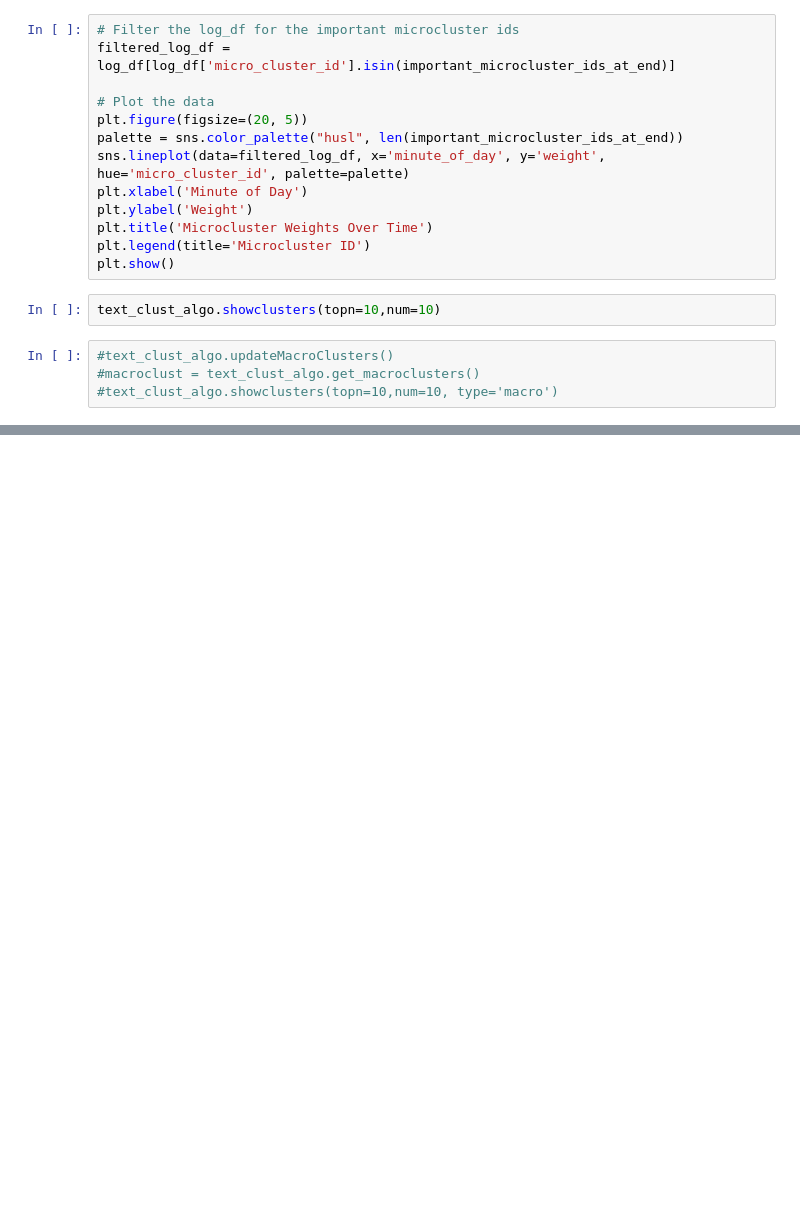
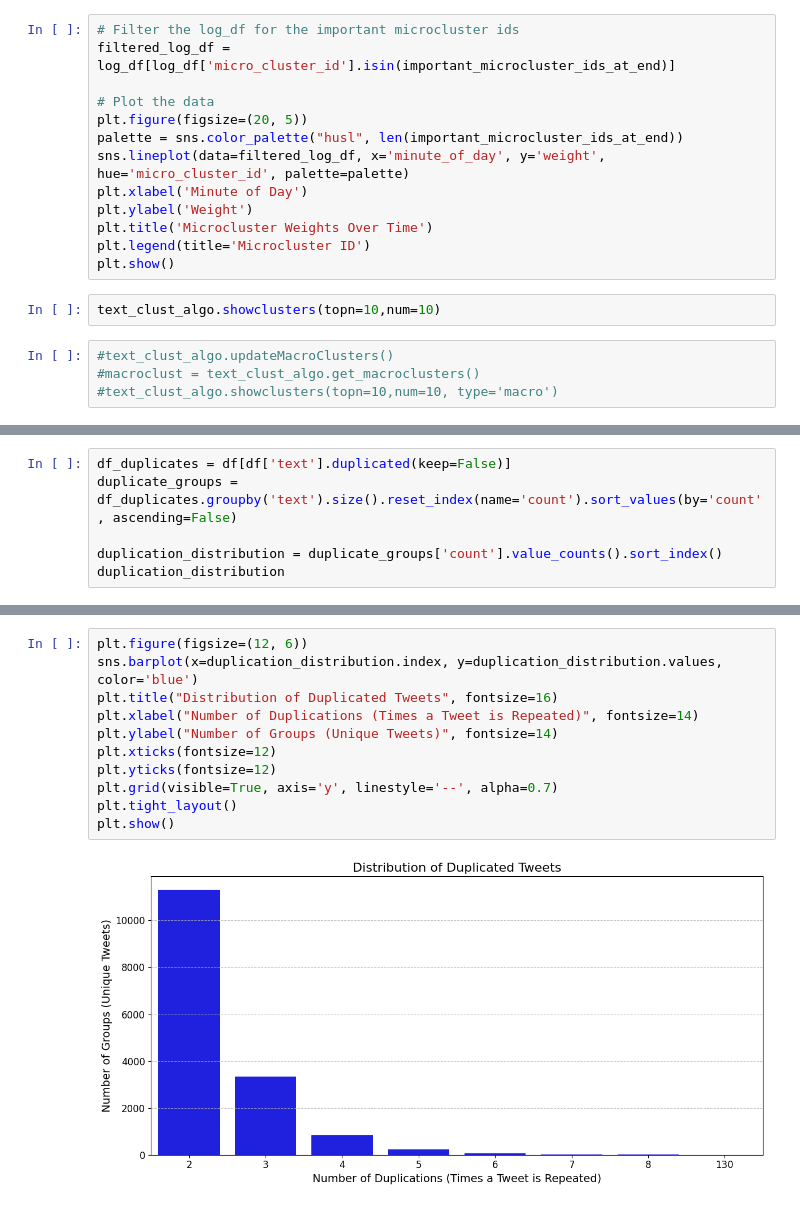
Before and after one commit to lgiesen/social-media-analysis, a Jupyter notebook: complete-code.ipynb, the cells around one changed output, grey strips where cells are left out. Cells and saved outputs as stored; diff of their text form; blank space fills up the shorter version.

Commit message:
duplicate text analysis

```diff
--- a/complete-code.ipynb
+++ b/complete-code.ipynb
@@ -877,0 +893,6 @@ text_clust_algo.showclusters(topn=10,num=10)
+# %%
+df_duplicates = df[df['text'].duplicated(keep=False)]
+duplicate_groups = df_duplicates.groupby('text').size().reset_index(name='count').sort_values(by='count', ascending=False)
+
+duplication_distribution = duplicate_groups['count'].value_counts().sort_index()
+duplication_distribution
@@ -877,0 +910,13 @@ text_clust_algo.showclusters(topn=10,num=10)
+# %%
+plt.figure(figsize=(12, 6))
+sns.barplot(x=duplication_distribution.index, y=duplication_distribution.values, color='blue')
+plt.title("Distribution of Duplicated Tweets", fontsize=16)
+plt.xlabel("Number of Duplications (Times a Tweet is Repeated)", fontsize=14)
+plt.ylabel("Number of Groups (Unique Tweets)", fontsize=14)
+plt.xticks(fontsize=12)
+plt.yticks(fontsize=12)
+plt.grid(visible=True, axis='y', linestyle='--', alpha=0.7)
+plt.tight_layout()
+plt.show()
+# %% [output]
+[figure, added]
```
Also changed, not shown: parts of 27 cells of this notebook.
